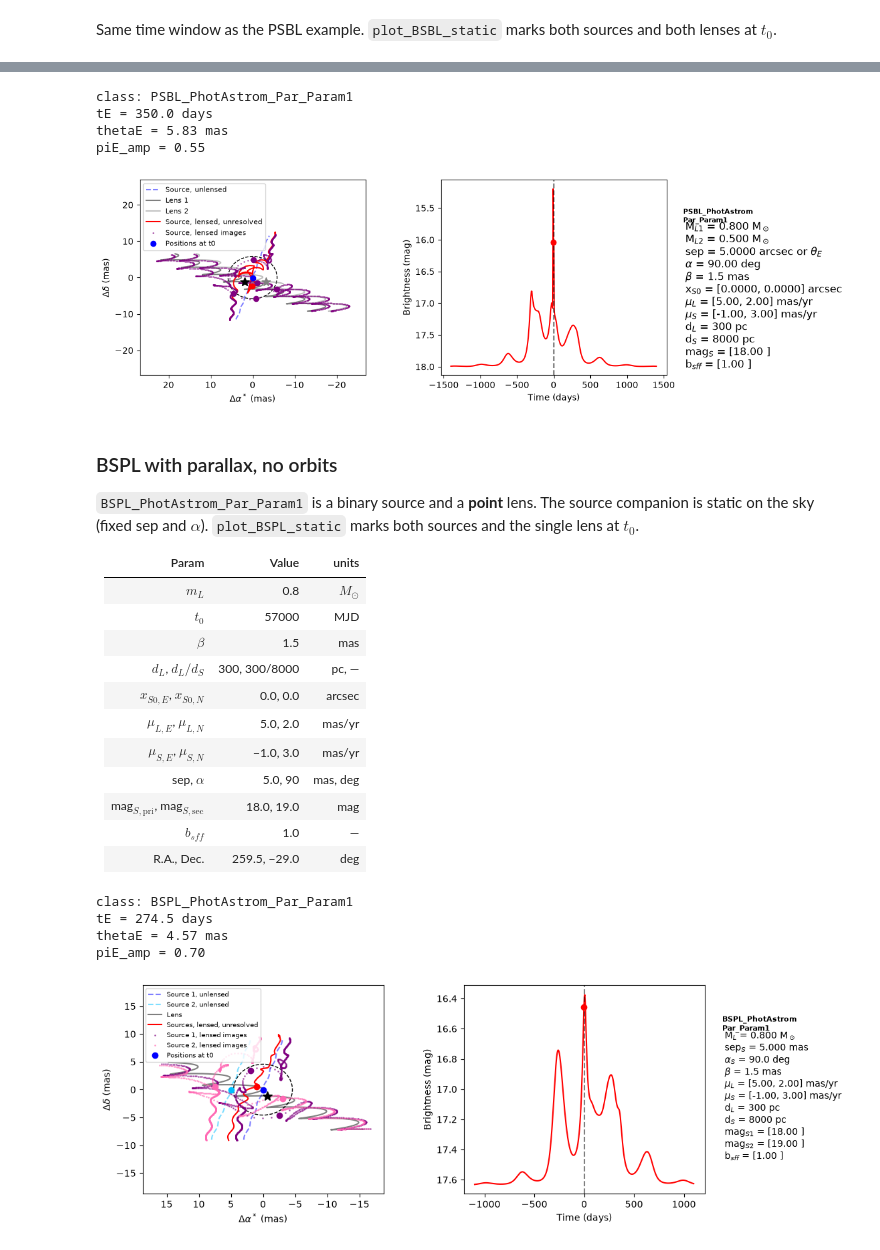
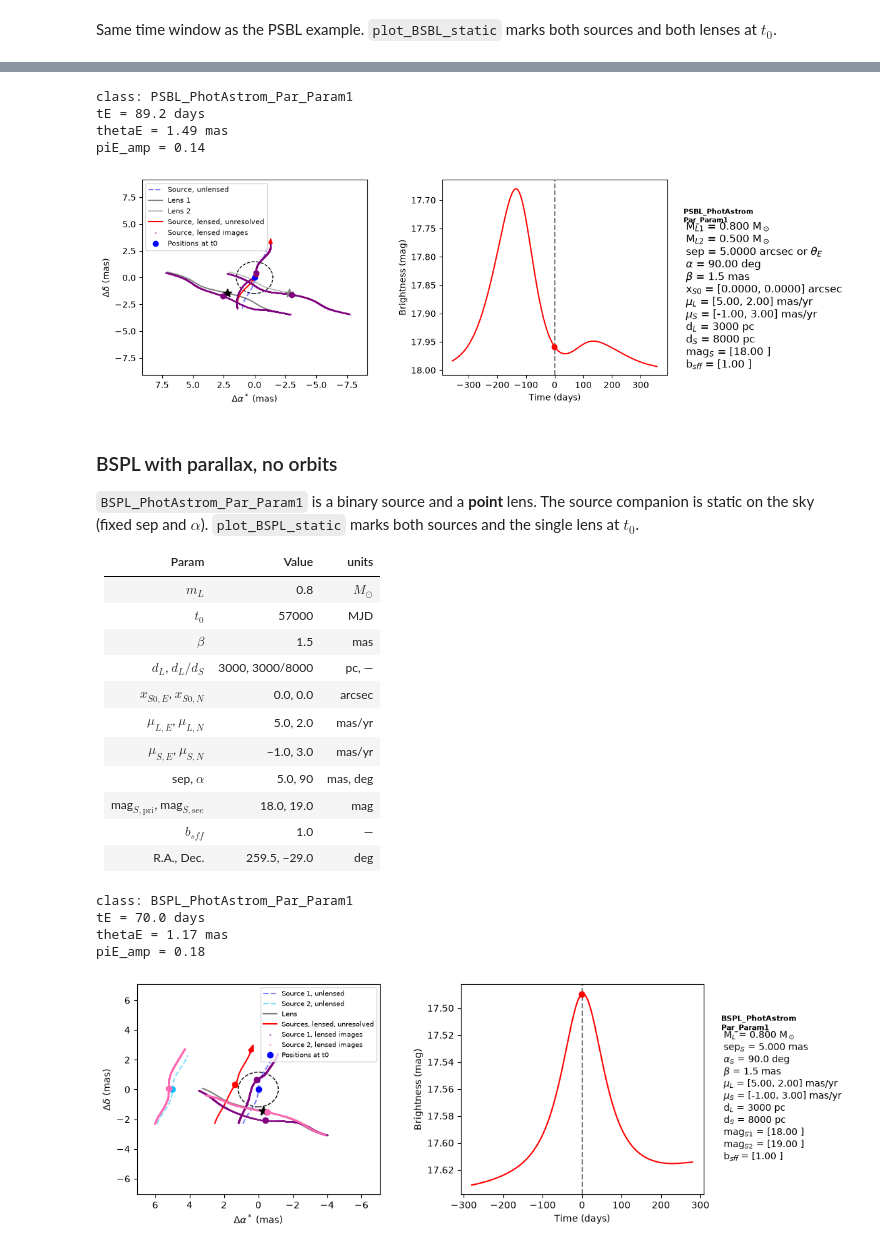
Before and after one commit to MovingUniverseLab/BAGLE_Microlensing, a Jupyter notebook: docs/notebooks/example_plot_PSBL_BSBL.ipynb, the cells around one changed output, grey strips where cells are left out. Cells and saved outputs as stored; diff of their text form; code cells hidden in the pictures.

```diff
--- a/docs/notebooks/example_plot_PSBL_BSBL.ipynb
+++ b/docs/notebooks/example_plot_PSBL_BSBL.ipynb
@@ -240,7 +241,7 @@ muL_E = 5.0
 muL_N = 2.0
 muS_E = -1.0
 muS_N = 3.0
-dL = 300.0
+dL = 3000.0
 dS = 8000.0
 sep = 5.0
 alpha = 90.0
@@ -268,10 +269,10 @@ plot_models.plot_PSBL_static(
 )
 # %% [output]
 class: PSBL_PhotAstrom_Par_Param1
-tE = 350.0 days
-thetaE = 5.83 mas
-piE_amp = 0.55
+tE = 89.2 days
+thetaE = 1.49 mas
+piE_amp = 0.14
-[figure, old version]
+[figure, new version]
 # %% [markdown]
 ### BSPL with parallax, no orbits
 
@@ -284,7 +285,7 @@ The source companion is static on the sky (fixed sep and $\alpha$).
 | $m_L$ | 0.8 | $M_\odot$ |
 | $t_0$ | 57000 | MJD |
 | $\beta$ | 1.5 | mas |
-| $d_L$, $d_L/d_S$ | 300, 300/8000 | pc, — |
+| $d_L$, $d_L/d_S$ | 3000, 3000/8000 | pc, — |
 | $x_{S0,E}$, $x_{S0,N}$ | 0.0, 0.0 | arcsec |
 | $\mu_{L,E}$, $\mu_{L,N}$ | 5.0, 2.0 | mas/yr |
 | $\mu_{S,E}$, $\mu_{S,N}$ | −1.0, 3.0 | mas/yr |
@@ -297,7 +298,7 @@ The source companion is static on the sky (fixed sep and $\alpha$).
 mL = 0.8
 t0 = 57000.0
 beta = 1.5
-dL = 300.0
+dL = 3000.0
 dL_dS = dL / 8000.0
 xS0_E = 0.0
 xS0_N = 0.0
@@ -306,37 +307,37 @@ muL_N = 2.0
 muS_E = -1.0
 muS_N = 3.0
 sep = 5.0
 alpha = 90.0
 mag_src_pri = np.array([18.0])
 mag_src_sec = np.array([19.0])
 b_sff = np.array([1.0])
 raL = 259.5
 decL = -29.0
 
 bspl_par = model.BSPL_PhotAstrom_Par_Param1(
     mL, t0, beta, dL, dL_dS,
     xS0_E, xS0_N,
     muL_E, muL_N, muS_E, muS_N,
     sep, alpha,
     mag_src_pri, mag_src_sec, b_sff,
     raL=raL, decL=decL,
 )
 
 print('class:', type(bspl_par).__name__)
 print('tE = {:.1f} days'.format(bspl_par.tE))
 print('thetaE = {:.2f} mas'.format(bspl_par.thetaE_amp))
 print('piE_amp = {:.2f}'.format(bspl_par.piE_amp))
 
 plot_models.plot_BSPL_static(
     bspl_par, duration=8, time_steps=500,
     outfile='/tmp/bspl_par_static.png',
 )
 # %% [output]
 class: BSPL_PhotAstrom_Par_Param1
-tE = 274.5 days
-thetaE = 4.57 mas
-piE_amp = 0.70
+tE = 70.0 days
+thetaE = 1.17 mas
+piE_amp = 0.18
-[figure, old version]
+[figure, new version]
 # %% [markdown]
 ### BSBL with parallax, no orbits
 
```
Also changed, not shown: parts of 11 cells of this notebook.
